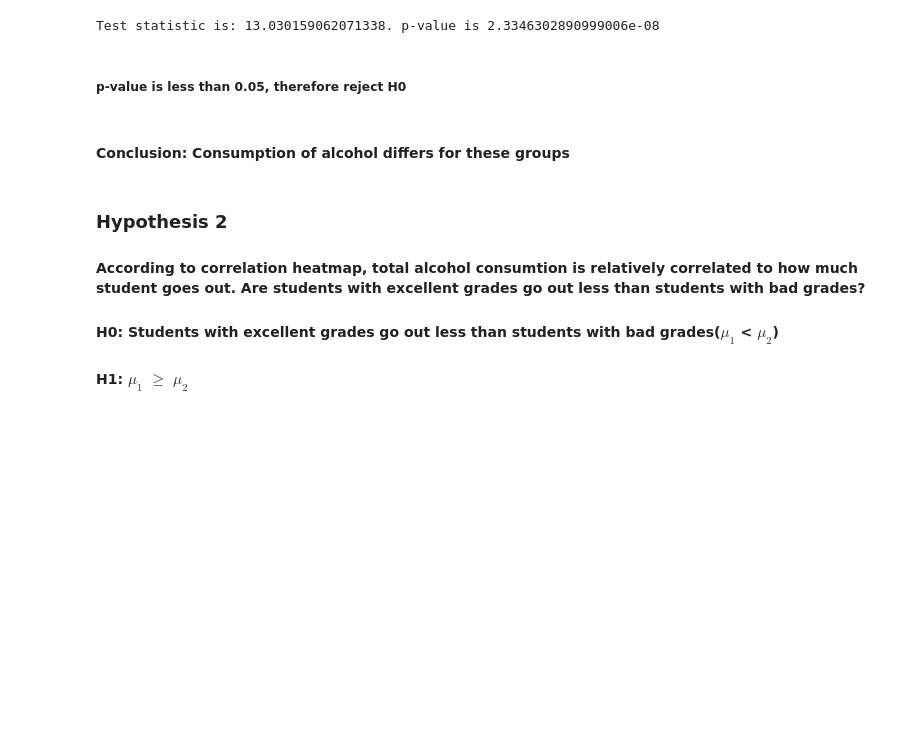
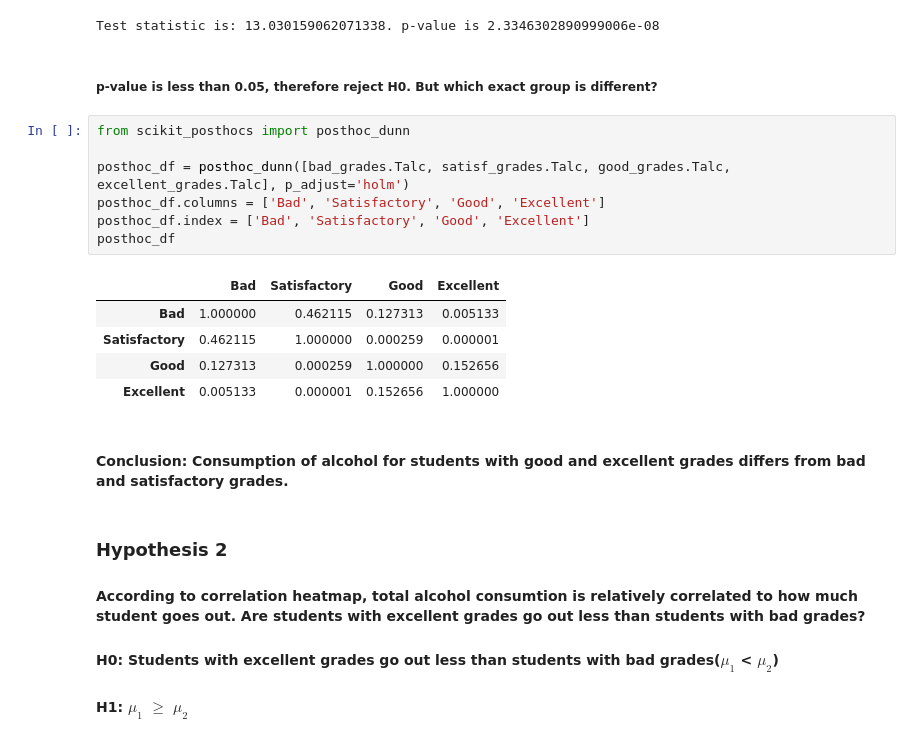
Before and after one commit to banislav/student-alcohol-consumption, a Jupyter notebook: eda-notebook.ipynb, the cells around one changed output. Drawn from its saved outputs; the diff is of its cells as text; blank space fills up the shorter version.

```diff
--- a/eda-notebook.ipynb
+++ b/eda-notebook.ipynb
@@ -233,9 +242,22 @@ print(f'Test statistic is: {stat}. p-value is {p}');
 # %% [output]
 Test statistic is: 13.030159062071338. p-value is 2.3346302890999006e-08
 # %% [markdown]
-##### p-value is less than 0.05, therefore reject H0
+##### p-value is less than 0.05, therefore reject H0. But which exact group is different?
+# %%
+from scikit_posthocs import posthoc_dunn
+
+posthoc_df = posthoc_dunn([bad_grades.Talc, satisf_grades.Talc, good_grades.Talc, excellent_grades.Talc], p_adjust='holm')
+posthoc_df.columns = ['Bad', 'Satisfactory', 'Good', 'Excellent']
+posthoc_df.index = ['Bad', 'Satisfactory', 'Good', 'Excellent']
+posthoc_df
+# %% [output]
+|  | Bad | Satisfactory | Good | Excellent |
+| Bad | 1.000000 | 0.462115 | 0.127313 | 0.005133 |
+| Satisfactory | 0.462115 | 1.000000 | 0.000259 | 0.000001 |
+| Good | 0.127313 | 0.000259 | 1.000000 | 0.152656 |
+| Excellent | 0.005133 | 0.000001 | 0.152656 | 1.000000 |
 # %% [markdown]
-#### Conclusion: Consumption of alcohol differs for these groups
+#### Conclusion: Consumption of alcohol for students with good and excellent grades differs from bad and satisfactory grades.
 # %% [markdown]
 ### Hypothesis 2
 #### According to correlation heatmap, total alcohol consumtion is relatively correlated to how much student goes out. Are students with excellent grades go out less than students with bad grades?
```
Also changed, not shown: parts of 37 cells of this notebook.
